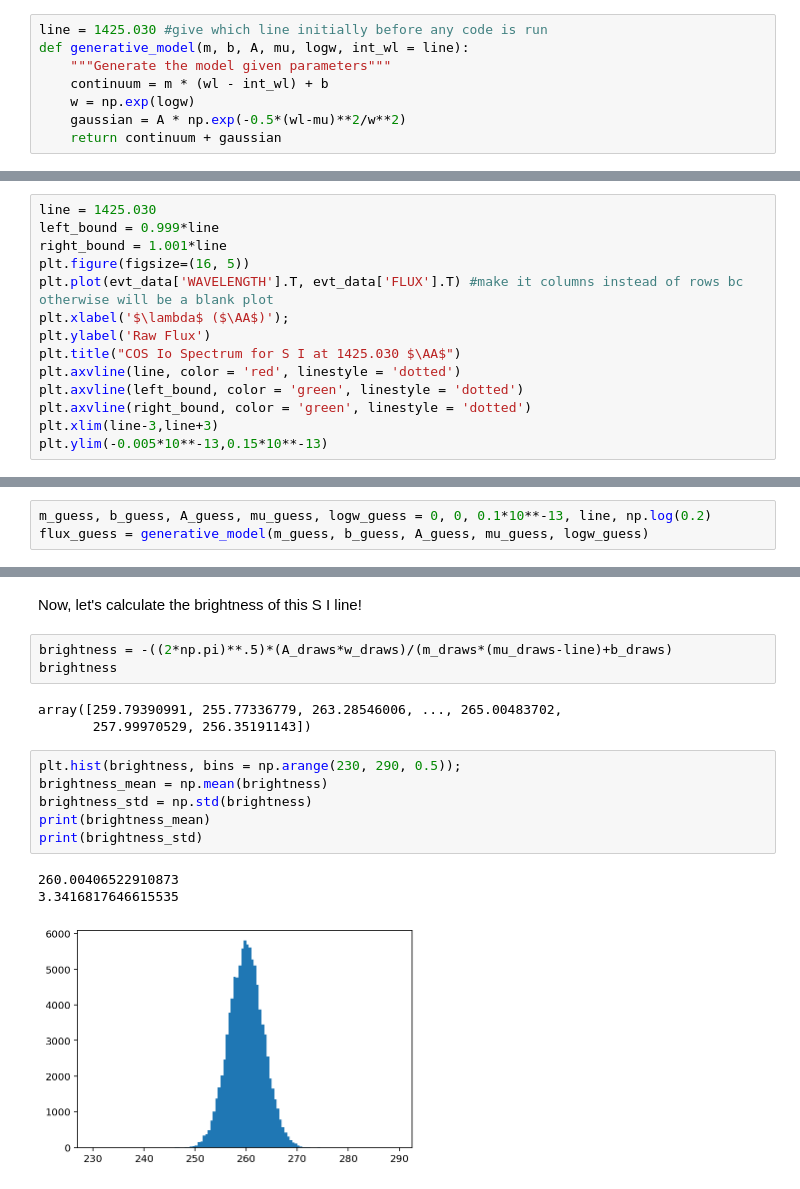
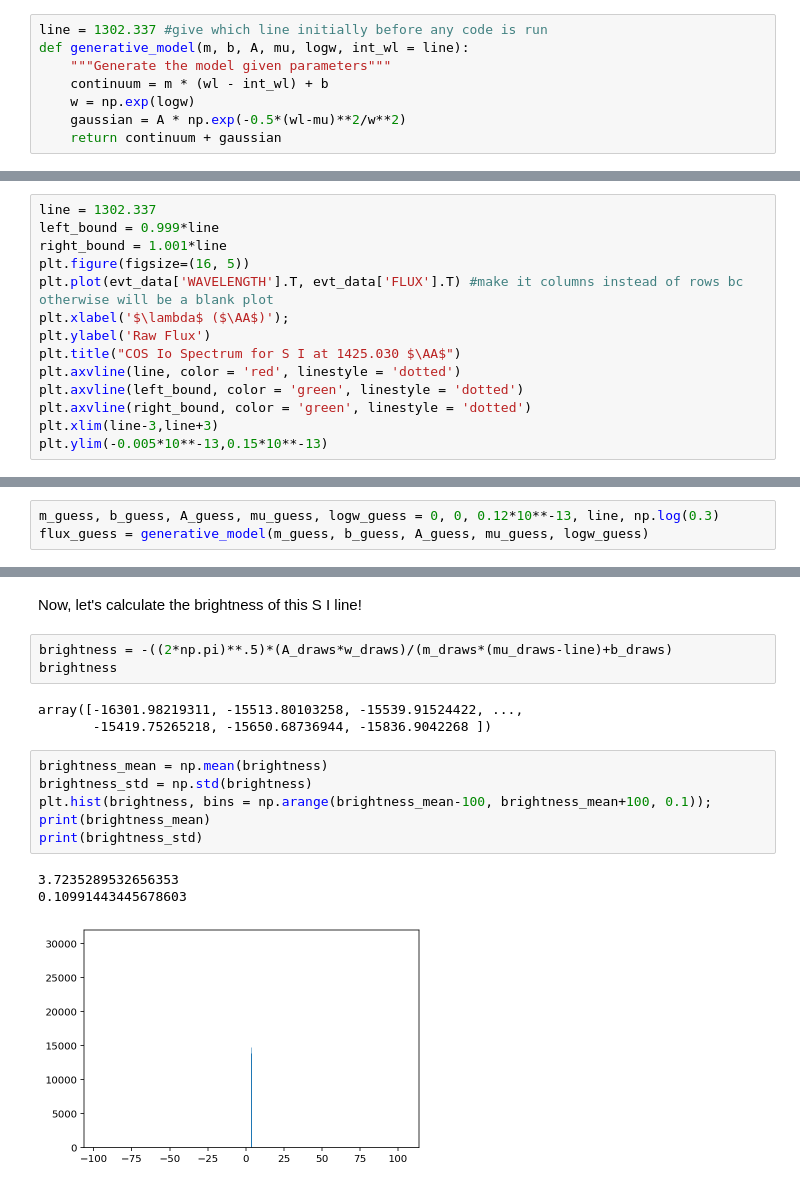
Before and after one commit to 18ganesha/io_brightness, a Jupyter notebook: notebooks/04_Calculating_brightness_from_MCMC_guess.ipynb, the cells around one changed output, grey strips where cells are left out. Drawn from its saved outputs; the diff is of its cells as text.

Commit message:
Fiddling around with brightness calculation

```diff
--- a/notebooks/04_Calculating_brightness_from_MCMC_guess.ipynb
+++ b/notebooks/04_Calculating_brightness_from_MCMC_guess.ipynb
@@ -15,7 +15,7 @@ from IPython.display import display, Math
 #%matplotlib inline
 %config InlineBackend.figure_format='retina'
 # %%
-line = 1425.030 #give which line initially before any code is run
+line = 1302.337 #give which line initially before any code is run
 def generative_model(m, b, A, mu, logw, int_wl = line):
     """Generate the model given parameters"""
     continuum = m * (wl - int_wl) + b
@@ -40,7 +40,7 @@ df = df[target_mask]
 df_wavelength = df['Wavelength']
 df_species = df['Species']
 # %%
-line = 1425.030
+line = 1302.337
 left_bound = 0.999*line
 right_bound = 1.001*line
 plt.figure(figsize=(16, 5))
@@ -61,7 +61,7 @@ sub_region = (evt_data['WAVELENGTH'] > left_bound) & (evt_data['WAVELENGTH'] < r
 wl = evt_data['WAVELENGTH'][sub_region]
 flux = evt_data['FLUX'][sub_region]
 # %%
-m_guess, b_guess, A_guess, mu_guess, logw_guess = 0, 0, 0.1*10**-13, line, np.log(0.2)
+m_guess, b_guess, A_guess, mu_guess, logw_guess = 0, 0, 0.12*10**-13, line, np.log(0.3)
 flux_guess = generative_model(m_guess, b_guess, A_guess, mu_guess, logw_guess)
 # %%
 unc = 0.05*flux #placeholder uncertainty
@@ -146,15 +151,15 @@ Now, let's calculate the brightness of this S I line!
 brightness = -((2*np.pi)**.5)*(A_draws*w_draws)/(m_draws*(mu_draws-line)+b_draws)
 brightness
 # %% [output]
-array([259.79390991, 255.77336779, 263.28546006, ..., 265.00483702,
-       257.99970529, 256.35191143])
+array([-16301.98219311, -15513.80103258, -15539.91524422, ...,
+       -15419.75265218, -15650.68736944, -15836.9042268 ])
 # %%
-plt.hist(brightness, bins = np.arange(230, 290, 0.5));
 brightness_mean = np.mean(brightness)
 brightness_std = np.std(brightness)
+plt.hist(brightness, bins = np.arange(brightness_mean-100, brightness_mean+100, 0.1));
 print(brightness_mean)
 print(brightness_std)
 # %% [output]
-260.00406522910873
-3.3416817646615535
+3.7235289532656353
+0.10991443445678603
-[figure, old version]
+[figure, new version]
```
Also changed, not shown: parts of 7 cells of this notebook, 4 other files.
